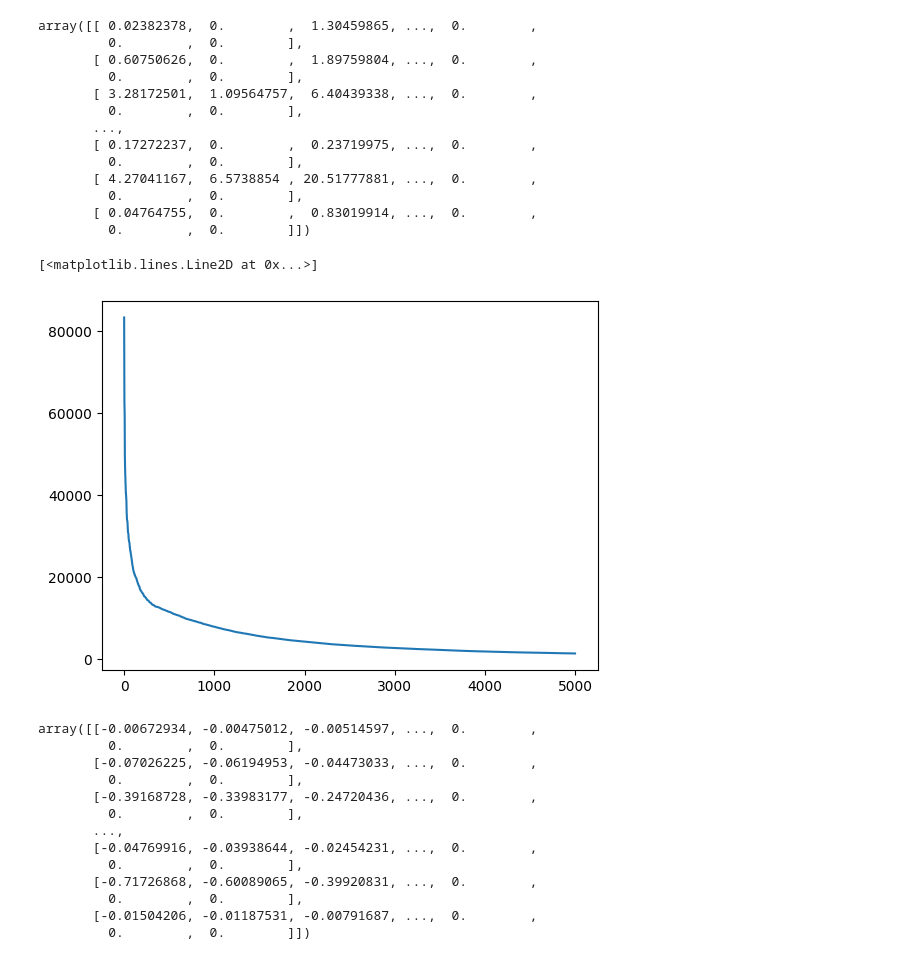
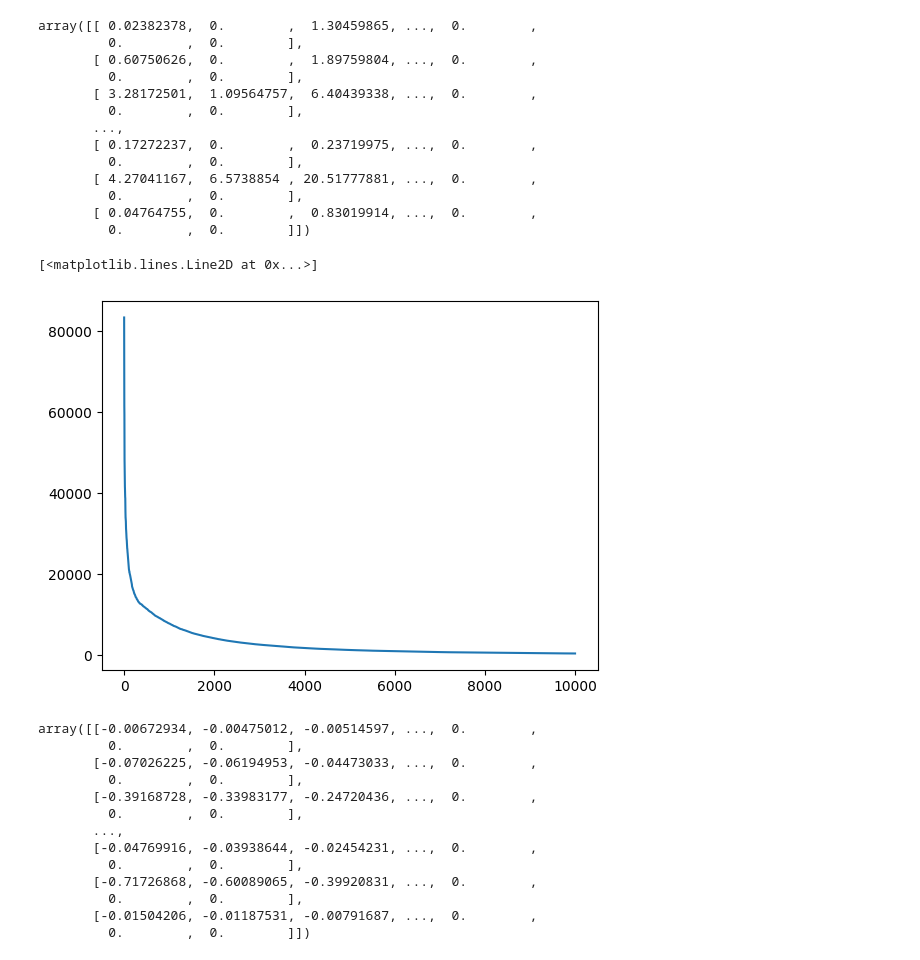
Before and after one commit to brookewu/4300Project, a Jupyter notebook: preliminary_work/generate_cosine.ipynb, the cells around one changed output. Drawn from its saved outputs; the diff is of its cells as text; code cells hidden in the pictures.

```diff
--- a/preliminary_work/generate_cosine.ipynb
+++ b/preliminary_work/generate_cosine.ipynb
@@ -199,10 +199,10 @@ array([[ 0.02382378,  0.        ,  1.30459865, ...,  0.        ,
 # %%
 avg_tf_idf = tf_idf_scores.sum(axis=0)
 # %%
-plt.plot(sorted(avg_tf_idf, reverse=True)[:5000])
+plt.plot(sorted(avg_tf_idf, reverse=True)[:10000])
 # %% [output]
 [<matplotlib.lines.Line2D at 0x...>]
-[figure, old version]
+[figure, new version]
 # %%
 tf_idf_threshold = 10000
 sorted_index = np.argsort(avg_tf_idf)[:tf_idf_threshold]
```
Also changed, not shown: parts of 2 cells of this notebook.
